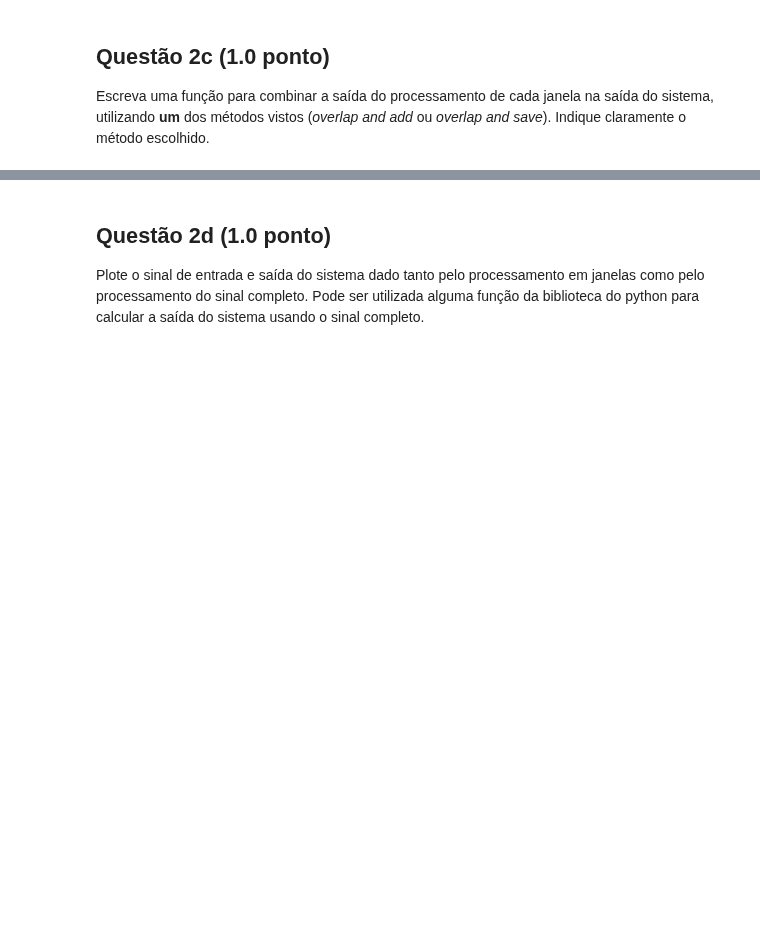
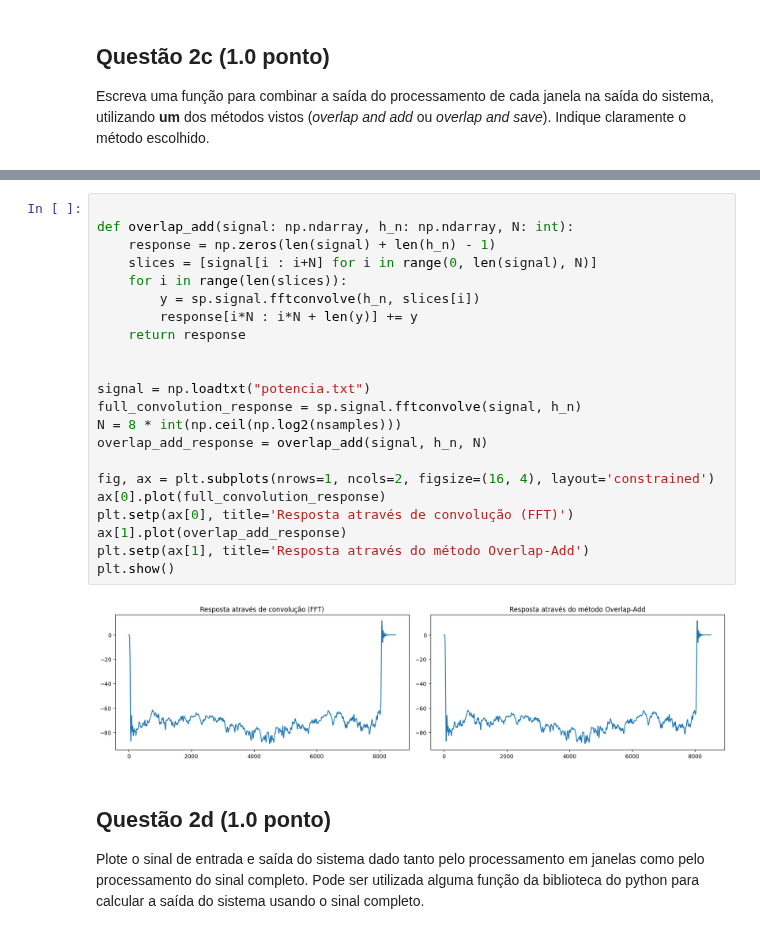
Before and after one commit to akaTsunemori/signal-processing-studies, a Jupyter notebook: projeto-4/projeto4.ipynb, the cells around one changed output, grey strips where cells are left out. Saved outputs shown, nothing was run; the diff lists cells and outputs as text; blank space fills up the shorter version.

```diff
--- a/projeto-4/projeto4.ipynb
+++ b/projeto-4/projeto4.ipynb
@@ -87,3 +95,27 @@ sinal = np.loadtxt("potencia.txt")
+# %%
+
+def overlap_add(signal: np.ndarray, h_n: np.ndarray, N: int):
+    response = np.zeros(len(signal) + len(h_n) - 1)
+    slices = [signal[i : i+N] for i in range(0, len(signal), N)]
+    for i in range(len(slices)):
+        y = sp.signal.fftconvolve(h_n, slices[i])
+        response[i*N : i*N + len(y)] += y
+    return response
+
+
+signal = np.loadtxt("potencia.txt")
+full_convolution_response = sp.signal.fftconvolve(signal, h_n)
+N = 8 * int(np.ceil(np.log2(nsamples)))
+overlap_add_response = overlap_add(signal, h_n, N)
+
+fig, ax = plt.subplots(nrows=1, ncols=2, figsize=(16, 4), layout='constrained')
+ax[0].plot(full_convolution_response)
+plt.setp(ax[0], title='Resposta através de convolução (FFT)')
+ax[1].plot(overlap_add_response)
+plt.setp(ax[1], title='Resposta através do método Overlap-Add')
+plt.show()
+# %% [output]
+[figure, added]
 # %% [markdown]
 ## Questão 2d (1.0  ponto)
 
```
Also changed, not shown: parts of 6 cells of this notebook.
